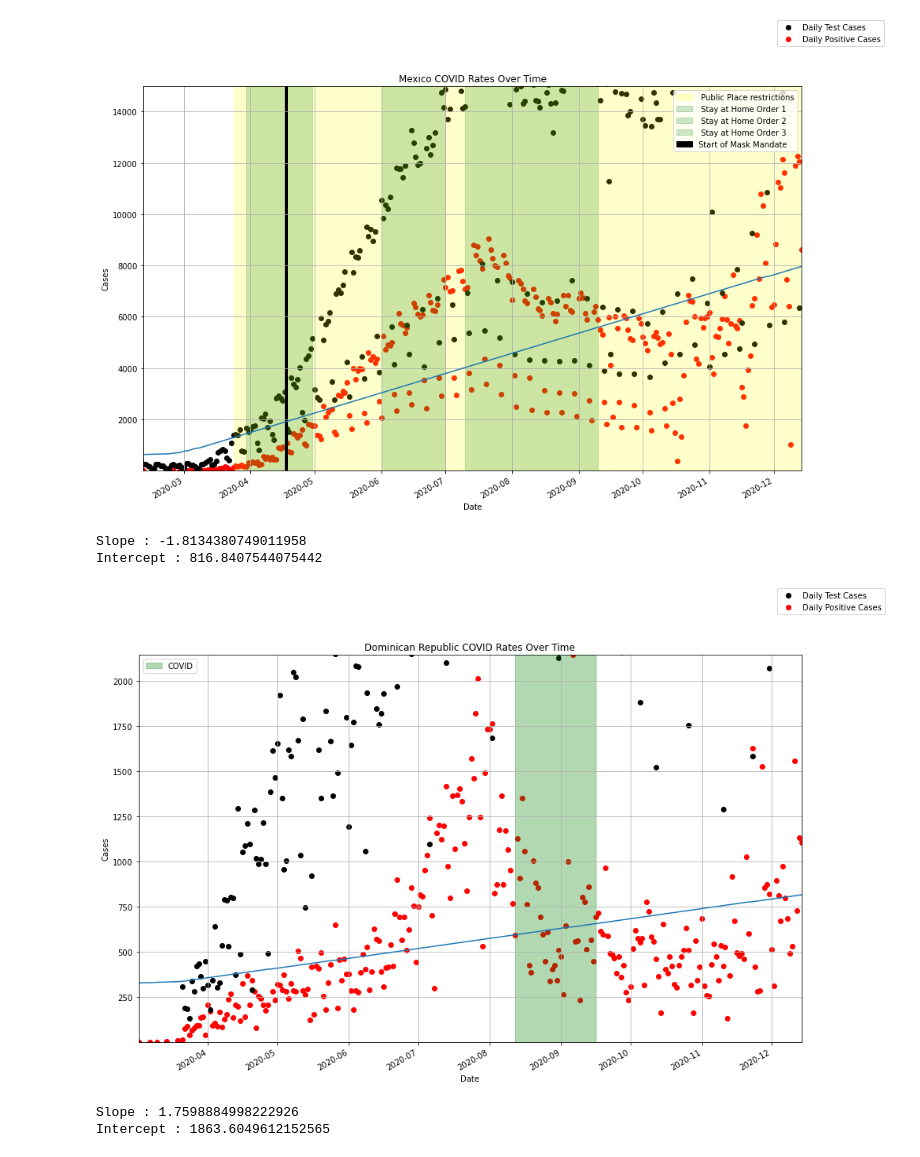
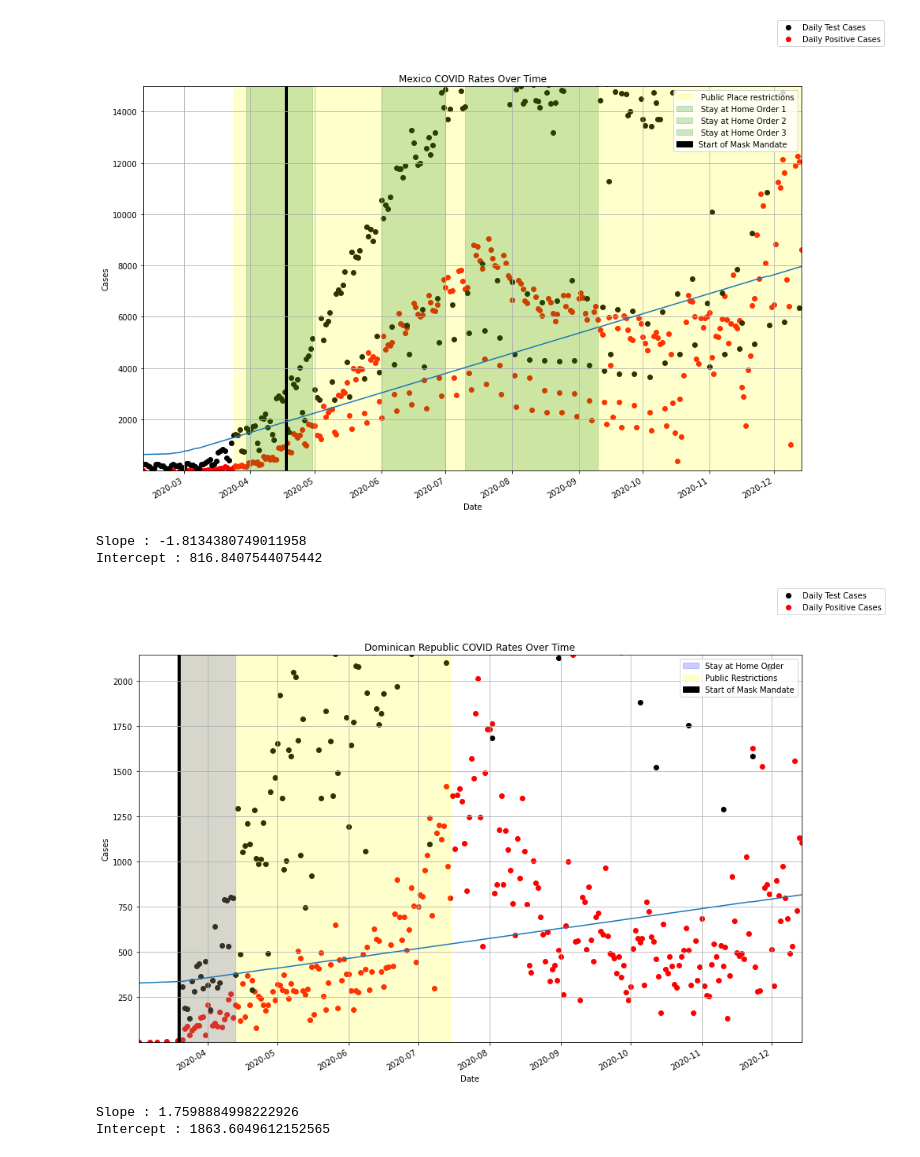
Before and after one commit to AIndian/Covid-19-international, a Jupyter notebook: Data Visual/Visualizing Data.ipynb, the cells around one changed output. Drawn from its saved outputs; the diff is of its cells as text; code cells hidden in the pictures.

```diff
--- a/Data Visual/Visualizing Data.ipynb
+++ b/Data Visual/Visualizing Data.ipynb
@@ -1073,8 +1083,12 @@ y_axisDR = drDF['cases']
 
 #Defining the parameters to calculate the R-Value
 fig, ax = plt.subplots(figsize=(15, 10))
-ax.axvspan(date2num(datetime(2020,8,12)), date2num(datetime(2020,9,16)),
-           label="COVID",color="green", alpha=0.3)
+ax.axvspan(date2num(datetime(2020,3,19)), date2num(datetime(2020,4,13)),
+           label="Stay at Home Order",color="blue", alpha=0.2)
+ax.axvspan(date2num(datetime(2020,3,19)), date2num(datetime(2020,7,15)),
+           label="Public Restrictions",color="yellow", alpha=0.2)
+ax.axvspan(date2num(datetime(2020,3,19)), date2num(datetime(2020,3,20)),
+           label="Start of Mask Mandate",color="black", alpha=1)
 plt.scatter(x_axisDR, y_axisDR, marker="o", color="red")
 title = plt.title('Dominican Republic COVID Rates Over Time')
 plt.xlabel('Date')
@@ -1086,34 +1100,34 @@ x_axe = pd.to_datetime(tDF['date'])
 y_axe = tDF['Daily Tests']
 l1 = ax.scatter(x_axe,y_axe, color = 'black')
 
 fig.legend((l1,l2),('Daily Test Cases','Daily Positive Cases'))
 ax.set_ylim(min(y_axisDR),max(y_axisDR))
 
 
 
 #trend
 x = np.arange(x_axisDR.size)
 fit = np.polyfit(x, y_axisDR, deg=1)
 print ("Slope : " + str(fit[0]))
 print ("Intercept : " + str(fit[1]))
 #Fit function : y = mx + c [linear regression ]
 fit_function = np.poly1d(fit)
 plt.plot(x_axisDR, fit_function(x))
 
 # Define the date format
 monthsDR = mdates.MonthLocator()  # every month
 ax.xaxis.set_major_locator(monthsDR)
 
 ax.set_xlim(min(x_axisDR),max(x_axisDR))
 plt.legend()
 fig.autofmt_xdate()
 plt.grid(True)
 plt.show()
 fig.savefig(f'output/{title}.jpg')
 # %% [output]
 Slope : -1.8134380749011958
 Intercept : 816.8407544075442
-[figure, old version]
+[figure, new version]
 # %%
 clDF = america_df.loc[america_df['Country']=='Chile']
 x_axisCL = pd.to_datetime(clDF['date'])
```
Also changed, not shown: parts of 5 cells of this notebook, 5 other files.
